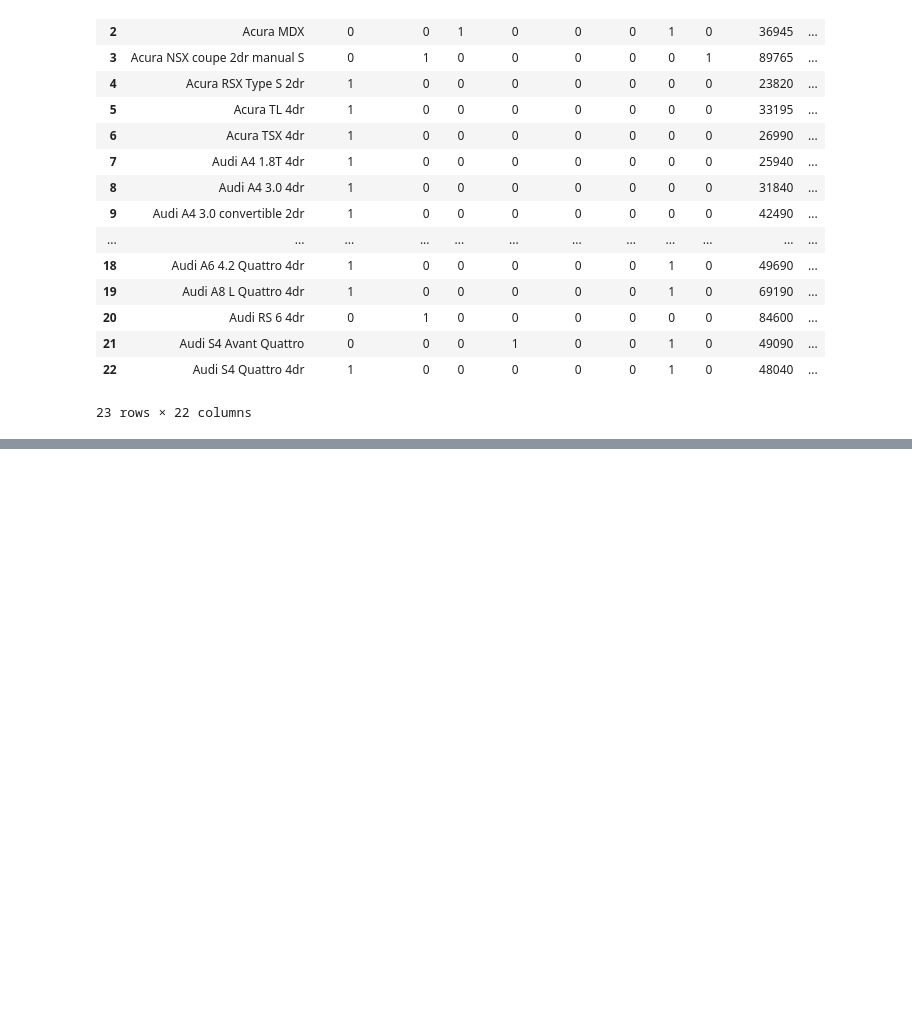
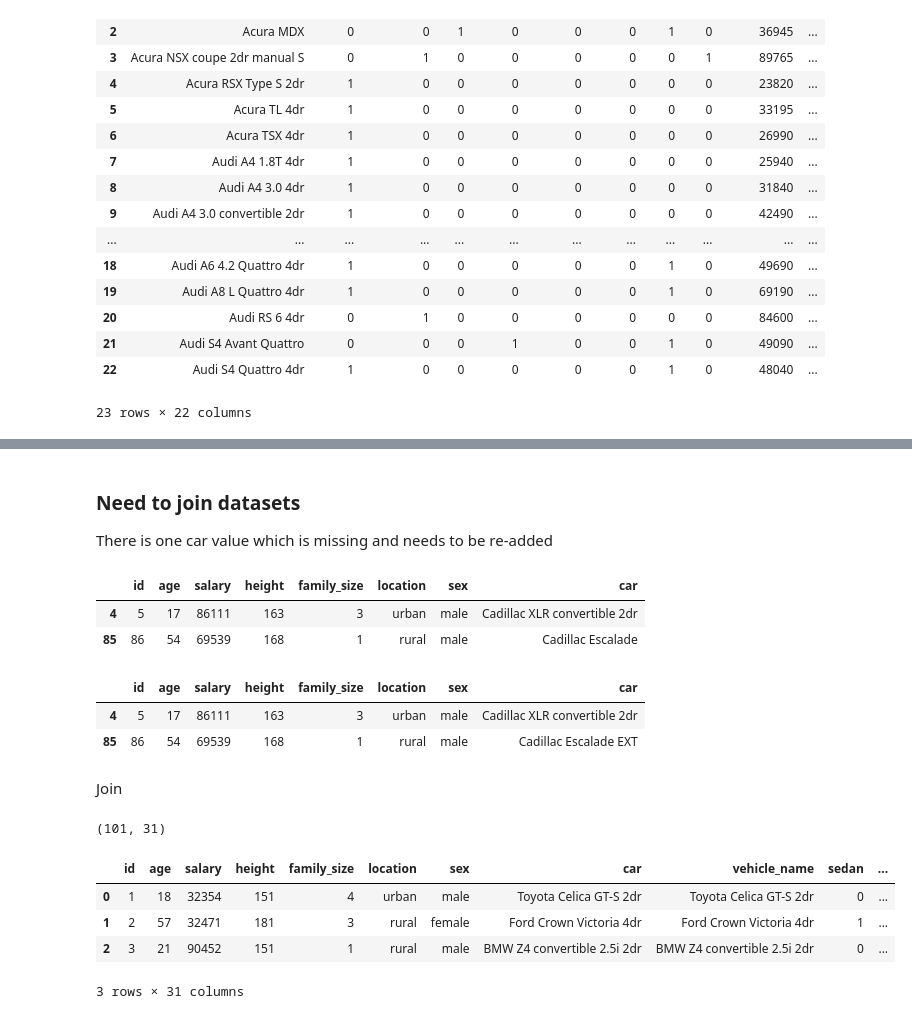
Before and after one commit to emcbride09/Lin_reg_car_data_project, a Jupyter notebook: 3-feature engineering.ipynb, the cells around one changed output, grey strips where cells are left out. Cells and saved outputs as stored; diff of their text form; code cells hidden in the pictures; blank space fills up the shorter version.

```diff
--- a/3-feature engineering.ipynb
+++ b/3-feature engineering.ipynb
@@ -159,0 +169,20 @@ correct data - merging
+# %% [markdown]
+### Need to join datasets
+
+There is one car value which is missing and needs to be re-added
+# %%
+people = pd.read_parquet('1-people.parquet')
+people[people['car'].str.contains("Cadillac")]
+# %% [output]
+|  | id | age | salary | height | family_size | location | sex | car |
+| 4 | 5 | 17 | 86111 | 163 | 3 | urban | male | Cadillac XLR convertible 2dr |
+| 85 | 86 | 54 | 69539 | 168 | 1 | rural | male | Cadillac Escalade |
+# %%
+people.replace('Cadillac Escalade', 'Cadillac Escalade EXT', inplace = True)
+people[people['car'].str.contains("Cadillac")]
+# %% [output]
+|  | id | age | salary | height | family_size | location | sex | car |
+| 4 | 5 | 17 | 86111 | 163 | 3 | urban | male | Cadillac XLR convertible 2dr |
+| 85 | 86 | 54 | 69539 | 168 | 1 | rural | male | Cadillac Escalade EXT |
+# %% [markdown]
+Join
@@ -159,0 +191,13 @@ correct data - merging
+# %%
+joined_data.shape
+# %% [output]
+(101, 31)
+# %%
+joined_data.drop_duplicates(subset=None, keep='first', inplace=True)
+joined_data.head(3)
+# %% [output]
+|  | id | age | salary | height | family_size | location | sex | car | vehicle_name | sedan | ... |
+| 0 | 1 | 18 | 32354 | 151 | 4 | urban | male | Toyota Celica GT-S 2dr | Toyota Celica GT-S 2dr | 0 | ... |
+| 1 | 2 | 57 | 32471 | 181 | 3 | rural | female | Ford Crown Victoria 4dr | Ford Crown Victoria 4dr | 1 | ... |
+| 2 | 3 | 21 | 90452 | 151 | 1 | rural | male | BMW Z4 convertible 2.5i 2dr | BMW Z4 convertible 2.5i 2dr | 0 | ... |
+3 rows × 31 columns
```
Also changed, not shown: parts of 6 cells of this notebook, 2 other files.
